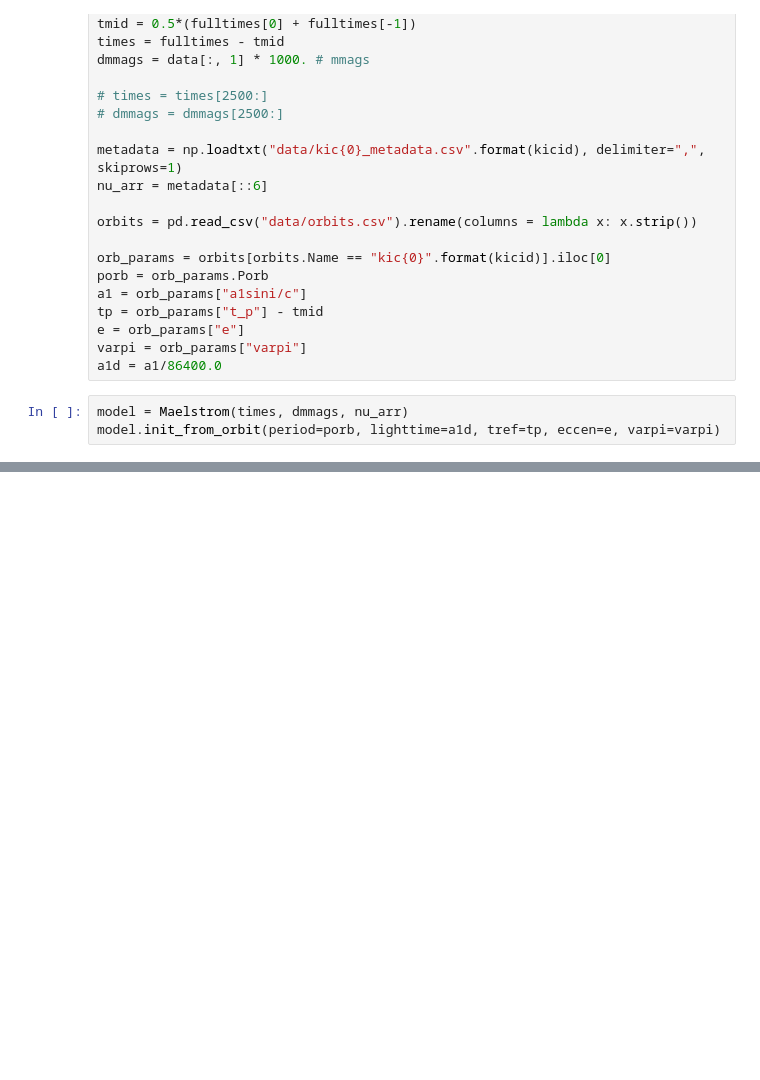
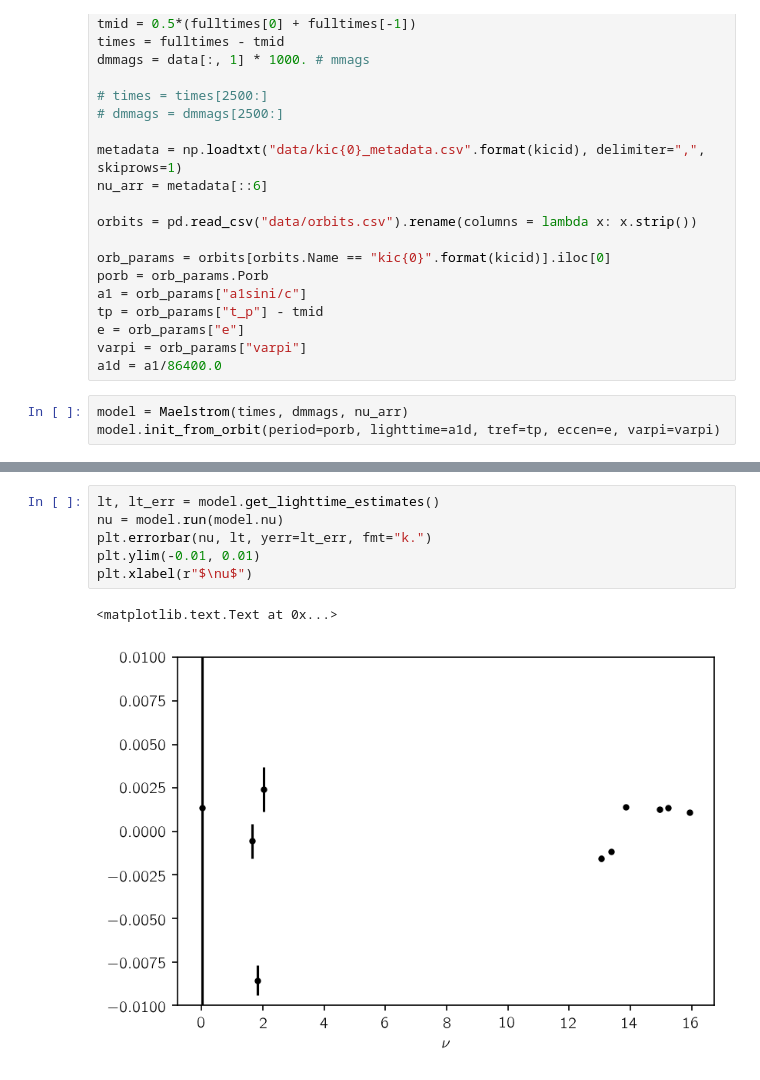
Before and after one commit to SimonJMurphy/maelstrom, a Jupyter notebook: new_demo.ipynb, the cells around one changed output, grey strips where cells are left out. Cells and saved outputs as stored; diff of their text form; blank space fills up the shorter version.

```diff
--- a/new_demo.ipynb
+++ b/new_demo.ipynb
@@ -48,0 +88,9 @@ model.get_session().run(tf.gradients(model.chi2, [model.period, model.lighttime]
+# %%
+lt, lt_err = model.get_lighttime_estimates()
+nu = model.run(model.nu)
+plt.errorbar(nu, lt, yerr=lt_err, fmt="k.")
+plt.ylim(-0.01, 0.01)
+plt.xlabel(r"$\nu$")
+# %% [output]
+<matplotlib.text.Text at 0x...>
+[figure, added]
```
Also changed, not shown: parts of 7 cells of this notebook, 1 other file.
